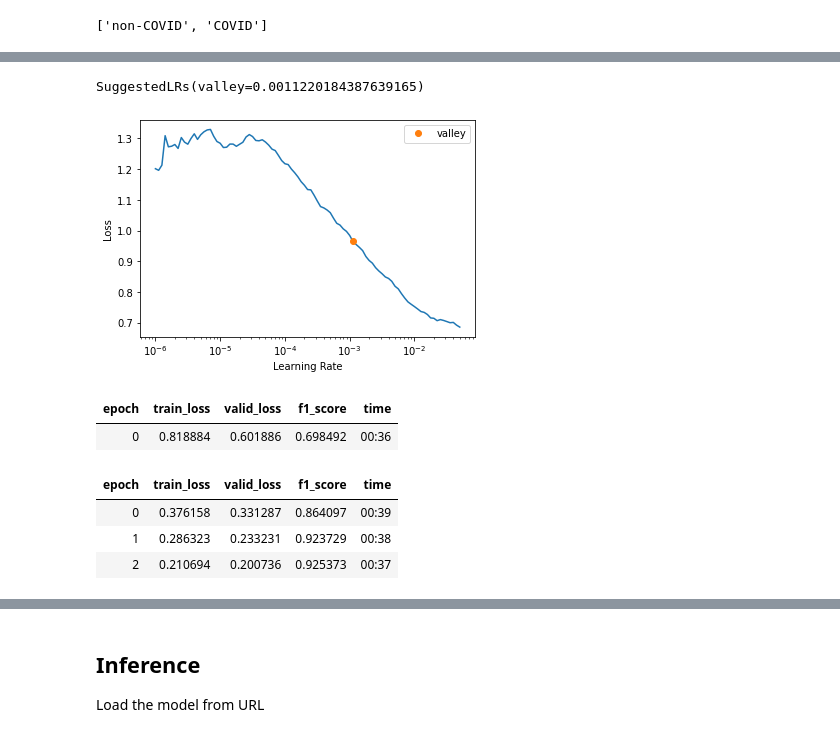
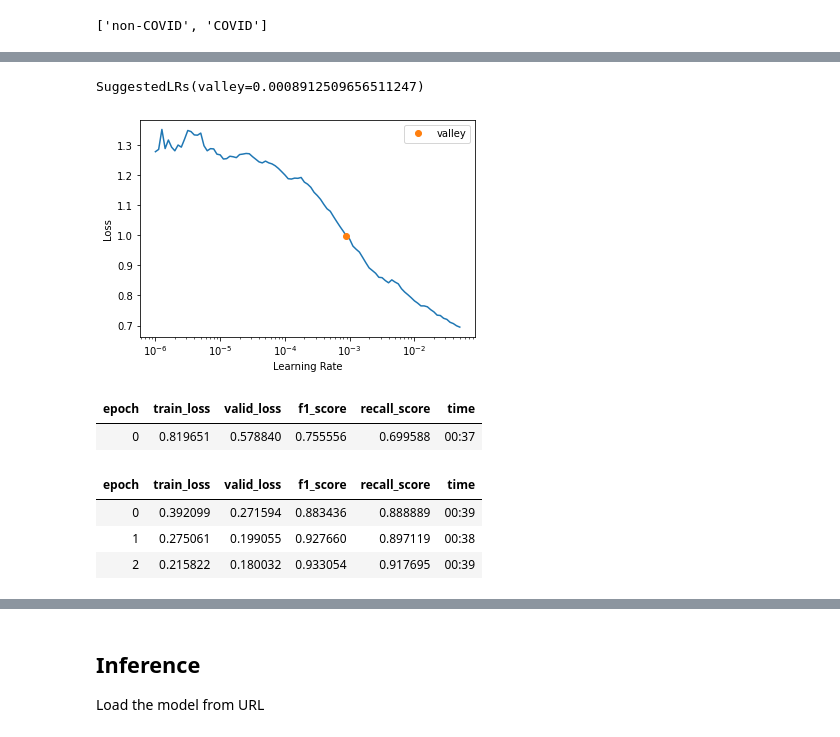
Before and after one commit to tomiambro/covid_transfer_learning, a Jupyter notebook: covid.ipynb, the cells around one changed output, grey strips where cells are left out. Drawn from its saved outputs; the diff is of its cells as text; code cells hidden in the pictures.

```diff
--- a/covid.ipynb
+++ b/covid.ipynb
@@ -51,20 +51,20 @@ dls.train.vocab
 # %% [output]
 ['non-COVID', 'COVID']
 # %%
-learn = cnn_learner(dls, resnet18, metrics=F1Score())
+res18 = cnn_learner(dls, resnet18, metrics=[F1Score(), Recall()], path=folder_path)
 # %%
-learn.lr_find(start_lr=1e-6, end_lr=0.1)
+res18.lr_find(start_lr=1e-6, end_lr=0.1)
 # %% [output]
 [interactive output not drawn]
-SuggestedLRs(valley=0.0011220184387639165)
+SuggestedLRs(valley=0.0008912509656511247)
-[figure, old version]
+[figure, new version]
 # %%
 lr = 1e-3
-learn.fine_tune(3, lr)
+res18.fine_tune(3, lr)
 # %% [output]
-| epoch | train_loss | valid_loss | f1_score | time |
-| 0 | 0.818884 | 0.601886 | 0.698492 | 00:36 |
+| epoch | train_loss | valid_loss | f1_score | recall_score | time |
+| 0 | 0.819651 | 0.578840 | 0.755556 | 0.699588 | 00:37 |
-| epoch | train_loss | valid_loss | f1_score | time |
-| 0 | 0.376158 | 0.331287 | 0.864097 | 00:39 |
-| 1 | 0.286323 | 0.233231 | 0.923729 | 00:38 |
-| 2 | 0.210694 | 0.200736 | 0.925373 | 00:37 |
+| epoch | train_loss | valid_loss | f1_score | recall_score | time |
+| 0 | 0.392099 | 0.271594 | 0.883436 | 0.888889 | 00:39 |
+| 1 | 0.275061 | 0.199055 | 0.927660 | 0.897119 | 00:38 |
+| 2 | 0.215822 | 0.180032 | 0.933054 | 0.917695 | 00:39 |
```
Also changed, not shown: parts of 21 cells of this notebook.
